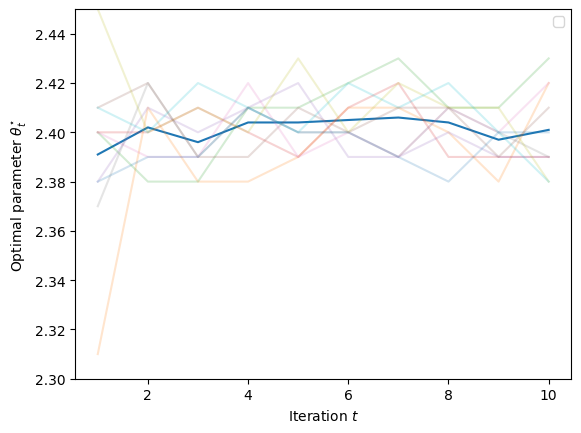
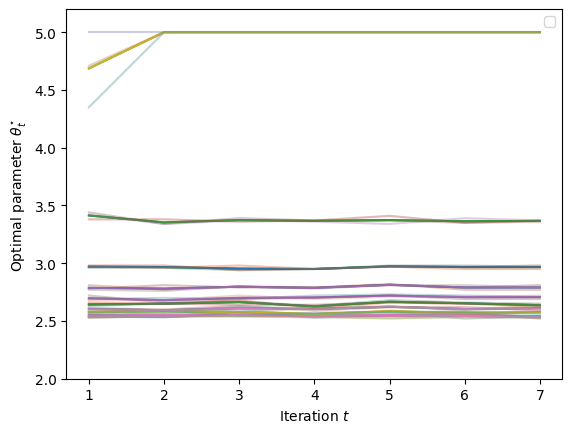
The notebook cell's code change between the first figure and the second:
--- before
+++ after
@@ -7,5 +7,5 @@
 plt.ylabel(r'Optimal parameter $\theta_t^{\star}$')
 plt.xlabel(r"Iteration $t$")
-plt.ylim(2.3, 2.45)
+plt.ylim(2.0, 5.2)
 plt.legend()
 plt.savefig(DIR+"RW_optimal_parameter.png")

Commit: updated results for aRWM